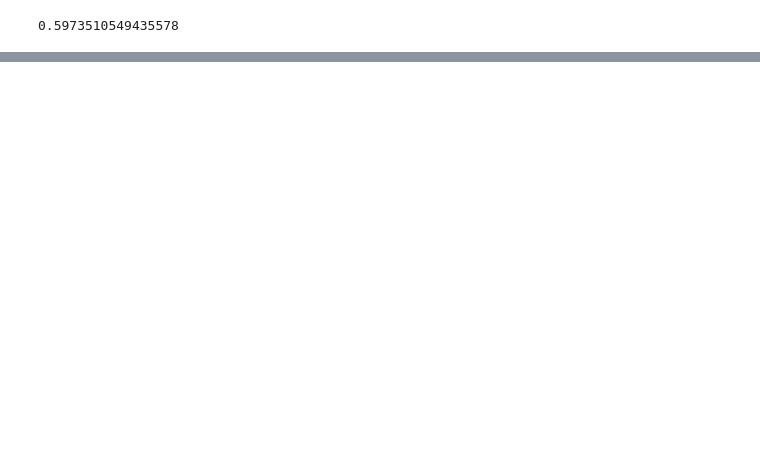
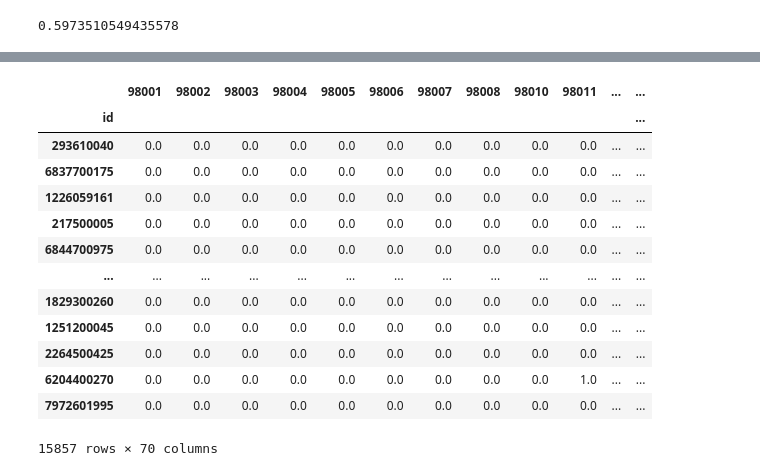
Before and after one commit to smashley-eakland/phase-2-project, a Jupyter notebook: GroupU_Project.ipynb, the cells around one changed output, grey strips where cells are left out. Drawn from its saved outputs; the diff is of its cells as text; code cells hidden in the pictures; blank space fills up the shorter version.

```diff
--- a/GroupU_Project.ipynb
+++ b/GroupU_Project.ipynb
@@ -854,0 +811,4 @@ lr.score(x_test,y_test)
+# %%
+grade_encoded_train = grade_ohe.transform(grade_train)
+grade_encoded_train = pd.DataFrame(grade_encoded_train, columns=grade_ohe.categories_[0], index=X_train.index)
+grade_encoded_train
@@ -854,0 +830,3 @@ lr.score(x_test,y_test)
+# %%
+X_train.drop('grade', axis=1, inplace=True)
+X_train
@@ -854,0 +848,3 @@ lr.score(x_test,y_test)
+# %%
+X_train = pd.concat([X_train, grade_encoded_train], axis=1)
+X_train
@@ -854,0 +866,5 @@ lr.score(x_test,y_test)
+# %%
+zipcode_train = X_train[['zipcode']]
+zipcode_ohe = OneHotEncoder(categories='auto', sparse=False, handle_unknown="ignore")
+zipcode_ohe.fit(zipcode_train)
+zipcode_ohe.categories_
@@ -854,0 +880,19 @@ lr.score(x_test,y_test)
+# %%
+zipcode_encoded_train = zipcode_ohe.transform(zipcode_train)
+zipcode_encoded_train = pd.DataFrame(zipcode_encoded_train, columns=zipcode_ohe.categories_[0], index=X_train.index)
+zipcode_encoded_train
+# %% [output]
+|  | 98001 | 98002 | 98003 | 98004 | 98005 | 98006 | 98007 | 98008 | 98010 | 98011 | ... | ... |
+| id |  |  |  |  |  |  |  |  |  |  |  | ... |
+| 293610040 | 0.0 | 0.0 | 0.0 | 0.0 | 0.0 | 0.0 | 0.0 | 0.0 | 0.0 | 0.0 | ... | ... |
+| 6837700175 | 0.0 | 0.0 | 0.0 | 0.0 | 0.0 | 0.0 | 0.0 | 0.0 | 0.0 | 0.0 | ... | ... |
+| 1226059161 | 0.0 | 0.0 | 0.0 | 0.0 | 0.0 | 0.0 | 0.0 | 0.0 | 0.0 | 0.0 | ... | ... |
+| 217500005 | 0.0 | 0.0 | 0.0 | 0.0 | 0.0 | 0.0 | 0.0 | 0.0 | 0.0 | 0.0 | ... | ... |
+| 6844700975 | 0.0 | 0.0 | 0.0 | 0.0 | 0.0 | 0.0 | 0.0 | 0.0 | 0.0 | 0.0 | ... | ... |
+| ... | ... | ... | ... | ... | ... | ... | ... | ... | ... | ... | ... | ... |
+| 1829300260 | 0.0 | 0.0 | 0.0 | 0.0 | 0.0 | 0.0 | 0.0 | 0.0 | 0.0 | 0.0 | ... | ... |
+| 1251200045 | 0.0 | 0.0 | 0.0 | 0.0 | 0.0 | 0.0 | 0.0 | 0.0 | 0.0 | 0.0 | ... | ... |
+| 2264500425 | 0.0 | 0.0 | 0.0 | 0.0 | 0.0 | 0.0 | 0.0 | 0.0 | 0.0 | 0.0 | ... | ... |
+| 6204400270 | 0.0 | 0.0 | 0.0 | 0.0 | 0.0 | 0.0 | 0.0 | 0.0 | 0.0 | 1.0 | ... | ... |
+| 7972601995 | 0.0 | 0.0 | 0.0 | 0.0 | 0.0 | 0.0 | 0.0 | 0.0 | 0.0 | 0.0 | ... | ... |
+15857 rows × 70 columns
```
Also changed, not shown: parts of 88 cells of this notebook.
